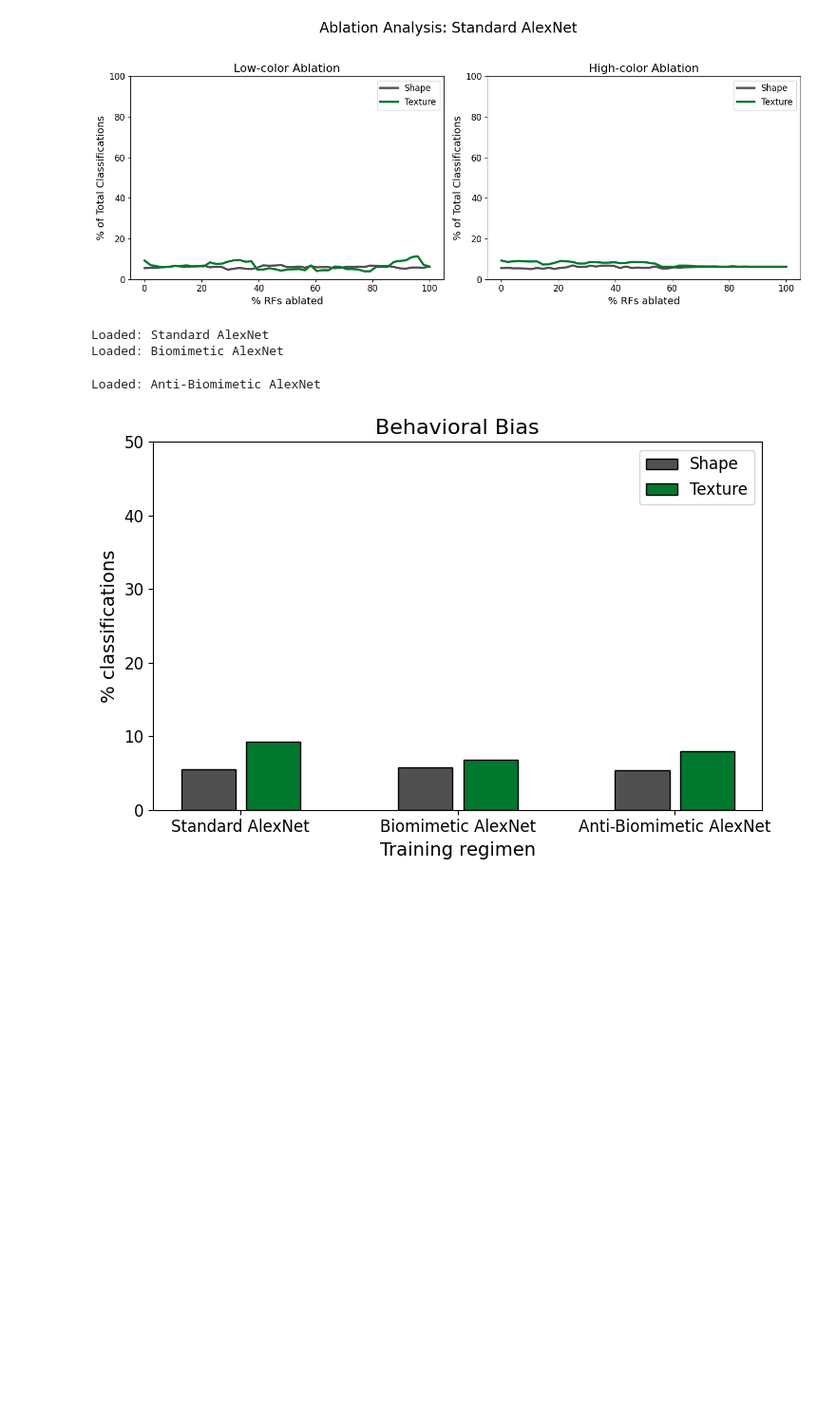
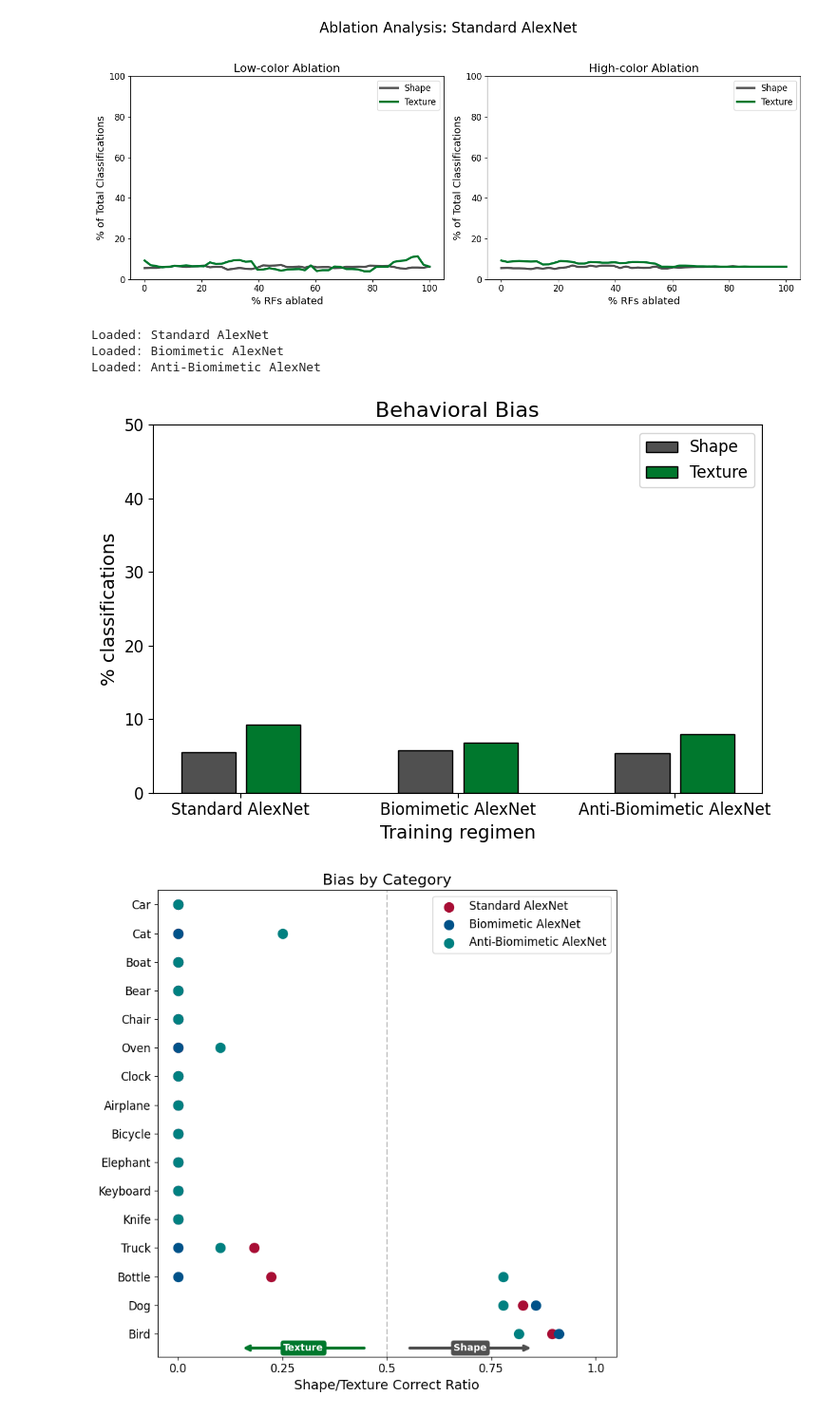
Before and after one commit to kutayeroglu/biomimetic-training, a Jupyter notebook: interpret_results.ipynb, the cells around one changed output. Shown at 95% size. Drawn from its saved outputs; the diff is of its cells as text; code cells hidden in the pictures; blank space fills up the shorter version.

Commit message:
refactor(notebook): switch to multi-regimen plotting for shape/bias scatter plot Replace single-regimen plot calls with plot_fig_1_down_multi

```diff
--- a/interpret_results.ipynb
+++ b/interpret_results.ipynb
@@ -136,7 +135,7 @@ if __name__ == "__main__":
 [figure]
 # %%
 import os
-from src.eval.viz.plotting import load_and_parse_results, plot_fig_1_top_multi
+from src.eval.viz.plotting import load_and_parse_results, plot_fig_1_top_multi, plot_fig_1_down_multi
 
 if __name__ == "__main__":
     BASE_PATH = "/content/drive/MyDrive/colab_results/biomimetic_training"
@@ -163,31 +162,38 @@ if __name__ == "__main__":
     # Load only files that exist
     data_list = []
     regimen_keys = []
     regimen_names = []
 
     for config in regimens_config:
         file_path = os.path.join(BASE_PATH, config["file"])
         if os.path.exists(file_path):
             data = load_and_parse_results(file_path)
             data_list.append(data)
             regimen_keys.append(config["key"])
             regimen_names.append(config["name"])
             print(f"Loaded: {config['name']}")
         else:
             print(f"Skipped (not found): {config['file']}")
 
     # Plot if we have at least one regimen
     if data_list:
         plot_fig_1_top_multi(
             res_pd_list=data_list,
             regimen_keys=regimen_keys,
             regimen_names=regimen_names,
             save_path="fig_1_top_multi.png"
         )
+        plot_fig_1_down_multi(
+            res_pd_list=data_list,
+            regimen_keys=regimen_keys,
+            regimen_names=regimen_names,
+            save_path="fig_1_down_multi.png"
+        )
     else:
         print("No evaluation results files found.")
 # %% [output]
 Loaded: Standard AlexNet
 Loaded: Biomimetic AlexNet
+Loaded: Anti-Biomimetic AlexNet
-Loaded: Anti-Biomimetic AlexNet
 [figure]
+[figure, added]
```
Also changed, not shown: parts of 2 cells of this notebook.
